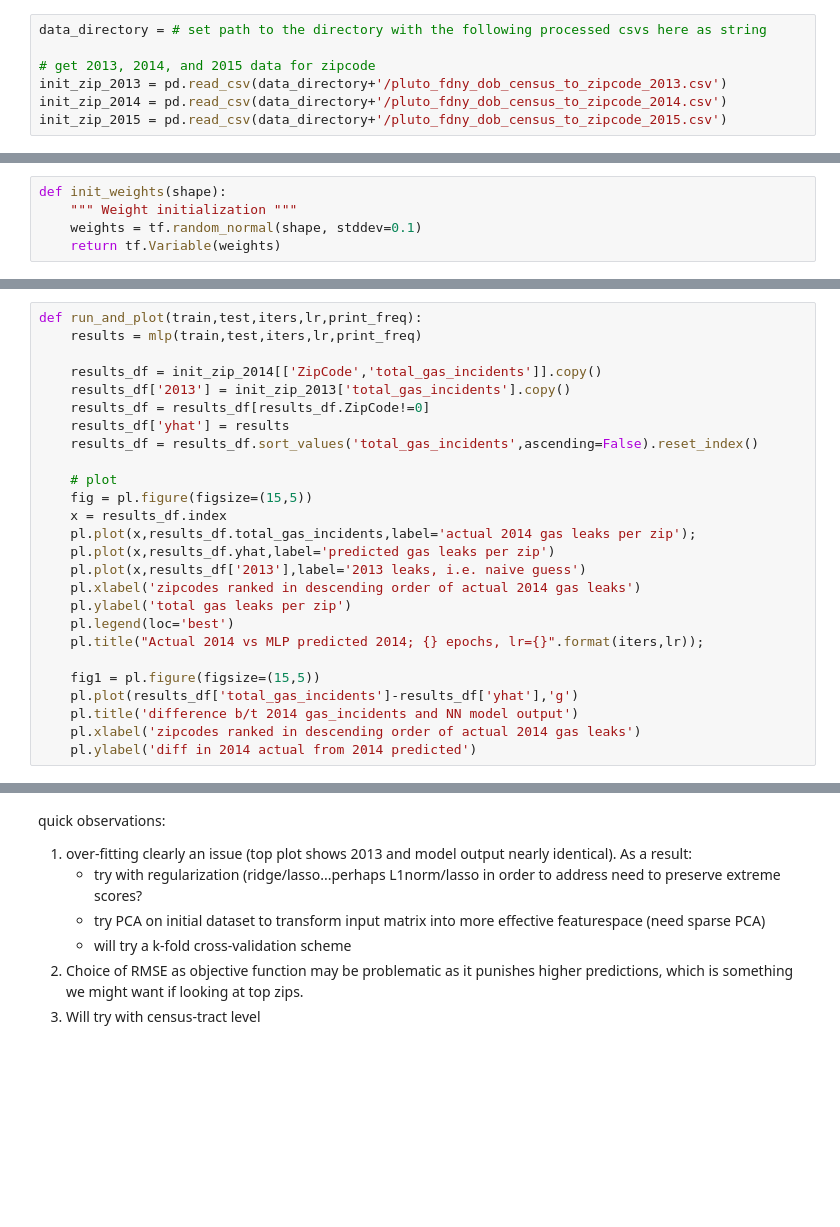
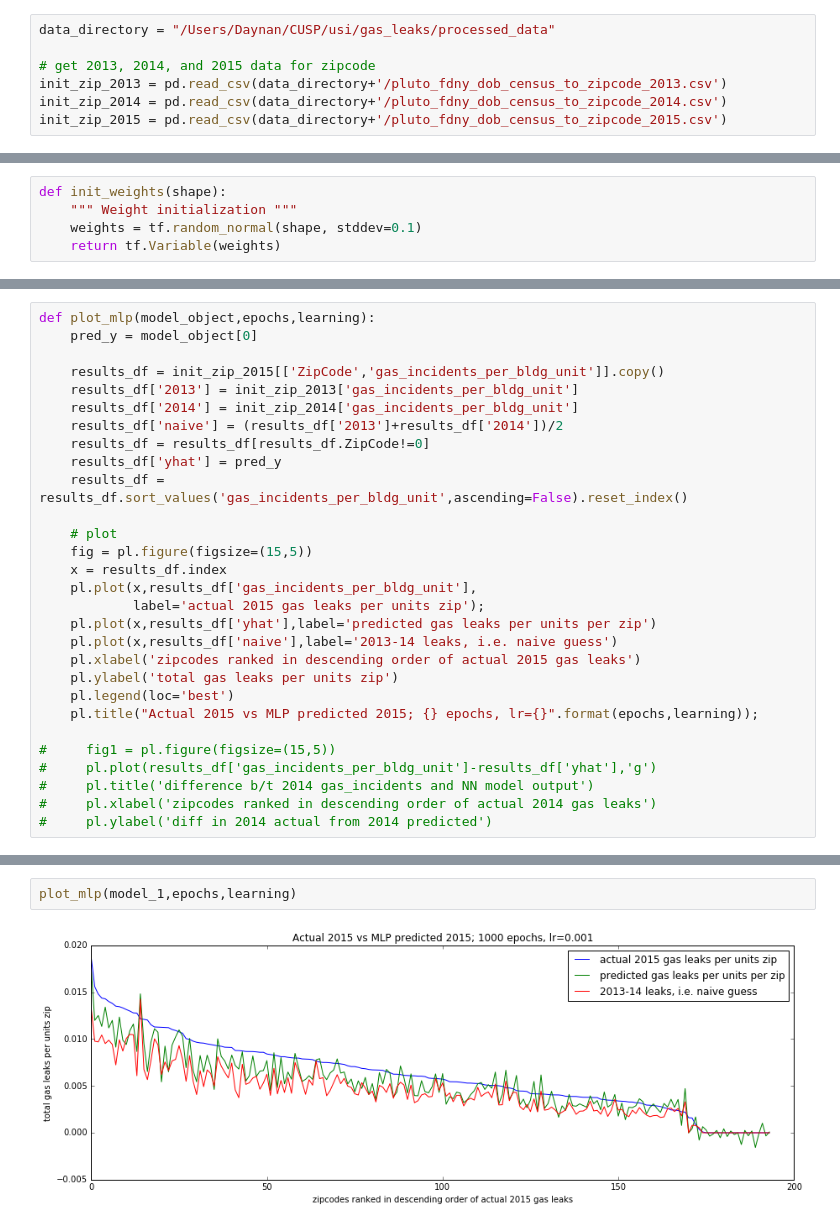
Before and after one commit to TheXu/USI_social_impact, a Jupyter notebook: simple_MLP_zip.ipynb, the cells around one changed output, grey strips where cells are left out. Drawn from its saved outputs; the diff is of its cells as text; blank space fills up the shorter version.

```diff
--- a/simple_MLP_zip.ipynb
+++ b/simple_MLP_zip.ipynb
@@ -14,7 +14,7 @@ Adapted from a basic feedforward MLP developed by Vinh Khuc https://gist.github.
 
 1 hidden layer
 # %%
-data_directory = # set path to the directory with the following processed csvs here as string
+data_directory = "/Users/Daynan/CUSP/usi/gas_leaks/processed_data"
 
 # get 2013, 2014, and 2015 data for zipcode
 init_zip_2013 = pd.read_csv(data_directory+'/pluto_fdny_dob_census_to_zipcode_2013.csv')
@@ -138,26 +203,29 @@ def mlp(train_data,test_data,num_epochs=100,lr=0.01,print_freq=100):
 # %%
-def run_and_plot(train,test,iters,lr,print_freq):
-    results = mlp(train,test,iters,lr,print_freq)
+def plot_mlp(model_object,epochs,learning):
+    pred_y = model_object[0]
 
-    results_df = init_zip_2014[['ZipCode','total_gas_incidents']].copy()
-    results_df['2013'] = init_zip_2013['total_gas_incidents'].copy()
+    results_df = init_zip_2015[['ZipCode','gas_incidents_per_bldg_unit']].copy()
+    results_df['2013'] = init_zip_2013['gas_incidents_per_bldg_unit']
+    results_df['2014'] = init_zip_2014['gas_incidents_per_bldg_unit']
+    results_df['naive'] = (results_df['2013']+results_df['2014'])/2
     results_df = results_df[results_df.ZipCode!=0]
-    results_df['yhat'] = results
-    results_df = results_df.sort_values('total_gas_incidents',ascending=False).reset_index()
+    results_df['yhat'] = pred_y
+    results_df = results_df.sort_values('gas_incidents_per_bldg_unit',ascending=False).reset_index()
 
     # plot
     fig = pl.figure(figsize=(15,5))
     x = results_df.index
-    pl.plot(x,results_df.total_gas_incidents,label='actual 2014 gas leaks per zip');
-    pl.plot(x,results_df.yhat,label='predicted gas leaks per zip')
-    pl.plot(x,results_df['2013'],label='2013 leaks, i.e. naive guess')
-    pl.xlabel('zipcodes ranked in descending order of actual 2014 gas leaks')
-    pl.ylabel('total gas leaks per zip')
+    pl.plot(x,results_df['gas_incidents_per_bldg_unit'],
+            label='actual 2015 gas leaks per units zip');
+    pl.plot(x,results_df['yhat'],label='predicted gas leaks per units per zip')
+    pl.plot(x,results_df['naive'],label='2013-14 leaks, i.e. naive guess')
+    pl.xlabel('zipcodes ranked in descending order of actual 2015 gas leaks')
+    pl.ylabel('total gas leaks per units zip')
     pl.legend(loc='best')
-    pl.title("Actual 2014 vs MLP predicted 2014; {} epochs, lr={}".format(iters,lr));
+    pl.title("Actual 2015 vs MLP predicted 2015; {} epochs, lr={}".format(epochs,learning));
 
-    fig1 = pl.figure(figsize=(15,5))
-    pl.plot(results_df['total_gas_incidents']-results_df['yhat'],'g')
-    pl.title('difference b/t 2014 gas_incidents and NN model output')
-    pl.xlabel('zipcodes ranked in descending order of actual 2014 gas leaks')
-    pl.ylabel('diff in 2014 actual from 2014 predicted')
+#     fig1 = pl.figure(figsize=(15,5))
+#     pl.plot(results_df['gas_incidents_per_bldg_unit']-results_df['yhat'],'g')
+#     pl.title('difference b/t 2014 gas_incidents and NN model output')
+#     pl.xlabel('zipcodes ranked in descending order of actual 2014 gas leaks')
+#     pl.ylabel('diff in 2014 actual from 2014 predicted')
@@ -175,8 +232,4 @@ Epoch = 408, train rmse = 90.31, test rmse = 117.36, IS/OS ratio = 0.77%
-# %% [markdown]
-quick observations:
-1. over-fitting clearly an issue (top plot shows 2013 and model output nearly identical). As a result:
-    - try with regularization (ridge/lasso...perhaps L1norm/lasso in order to address need to preserve extreme scores?
-    - try PCA on initial dataset to transform input matrix into more effective featurespace (need sparse PCA)
-    - will try a k-fold cross-validation scheme
-2. Choice of RMSE as objective function may be problematic as it punishes higher predictions, which is something we might want if looking at top zips.
-3. Will try with census-tract level
+# %%
+plot_mlp(model_1,epochs,learning)
+# %% [output]
+[figure, added]
```
Also changed, not shown: parts of 11 cells of this notebook.
